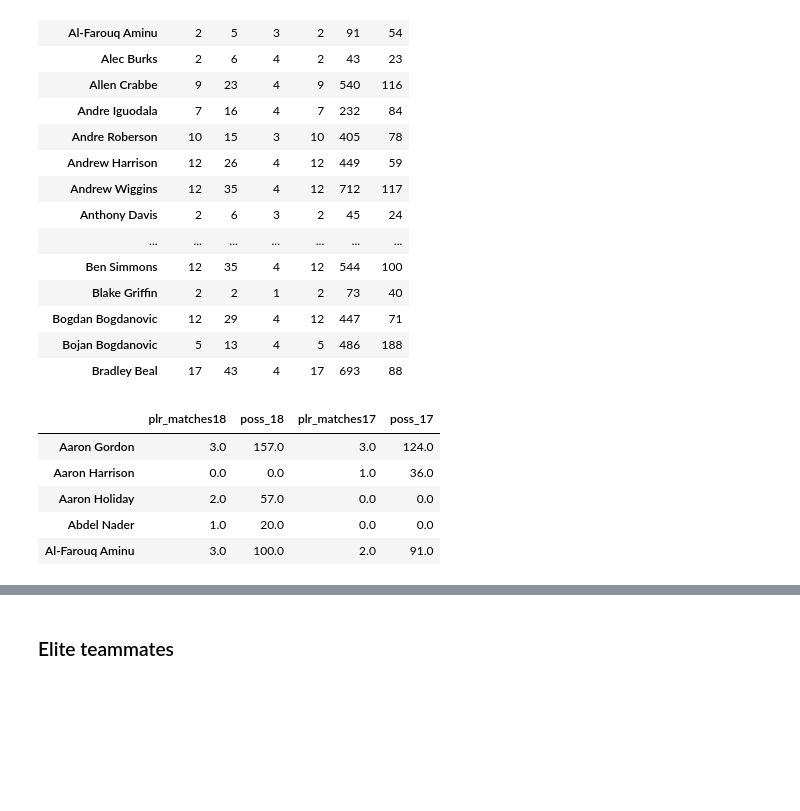
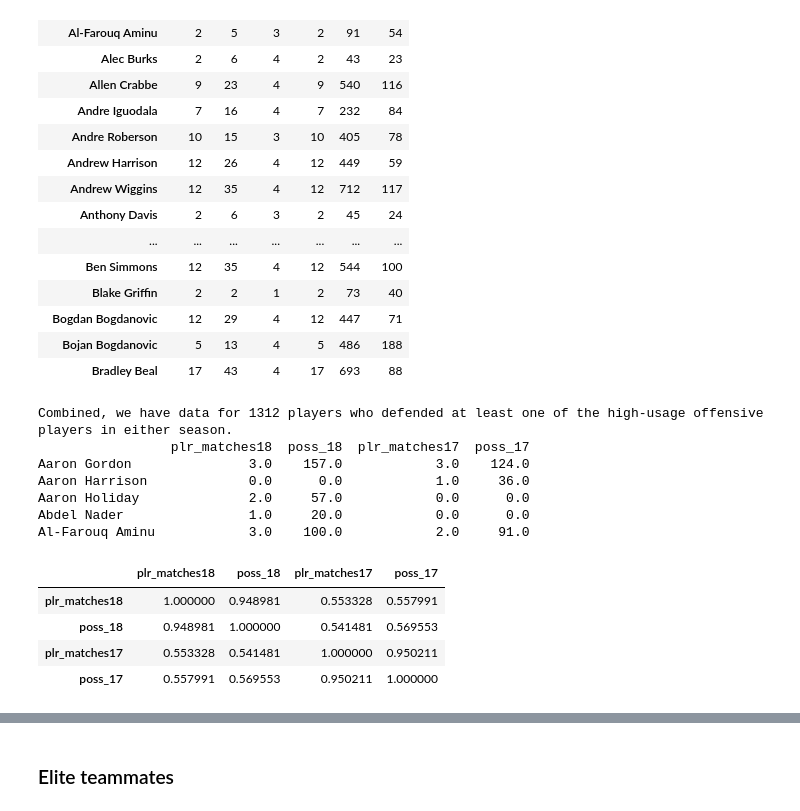
Before and after one commit to sstromberg/nba-project, a Jupyter notebook: guarding_guards.ipynb, the cells around one changed output, grey strips where cells are left out. Drawn from its saved outputs; the diff is of its cells as text; code cells hidden in the pictures; blank space fills up the shorter version.

```diff
--- a/guarding_guards.ipynb
+++ b/guarding_guards.ipynb
@@ -398,11 +423,13 @@ df17 = defenders17.agg(fields).rename(columns={'GP':'plr_matches17', 'POSS':'pos
 
 df_bothyrs = pd.concat([df18, df17], axis=1, join='outer', sort=True).fillna(value=0)
 
-df_bothyrs.head()
+print("Combined, we have data for "+ str(df_bothyrs.size) +" players who defended at least one of the high-usage offensive players in either season.")
+print(df_bothyrs.head())
 # %% [output]
-|  | plr_matches18 | poss_18 | plr_matches17 | poss_17 |
-| Aaron Gordon | 3.0 | 157.0 | 3.0 | 124.0 |
-| Aaron Harrison | 0.0 | 0.0 | 1.0 | 36.0 |
-| Aaron Holiday | 2.0 | 57.0 | 0.0 | 0.0 |
-| Abdel Nader | 1.0 | 20.0 | 0.0 | 0.0 |
-| Al-Farouq Aminu | 3.0 | 100.0 | 2.0 | 91.0 |
+Combined, we have data for 1312 players who defended at least one of the high-usage offensive players in either season.
+                 plr_matches18  poss_18  plr_matches17  poss_17
+Aaron Gordon               3.0    157.0            3.0    124.0
+Aaron Harrison             0.0      0.0            1.0     36.0
+Aaron Holiday              2.0     57.0            0.0      0.0
+Abdel Nader                1.0     20.0            0.0      0.0
+Al-Farouq Aminu            3.0    100.0            2.0     91.0
@@ -412,0 +436,9 @@ df_bothyrs.head()
+# %%
+# The year-to-year correlation is surprisingly low.
+df_bothyrs.corr()
+# %% [output]
+|  | plr_matches18 | poss_18 | plr_matches17 | poss_17 |
+| plr_matches18 | 1.000000 | 0.948981 | 0.553328 | 0.557991 |
+| poss_18 | 0.948981 | 1.000000 | 0.541481 | 0.569553 |
+| plr_matches17 | 0.553328 | 0.541481 | 1.000000 | 0.950211 |
+| poss_17 | 0.557991 | 0.569553 | 0.950211 | 1.000000 |
```
Also changed, not shown: parts of 8 cells of this notebook.
